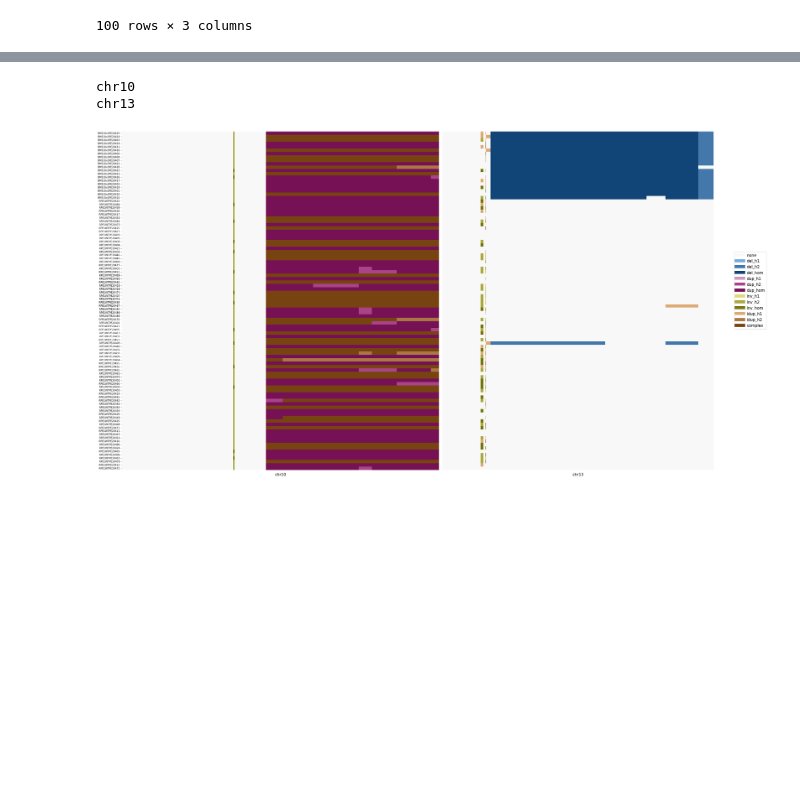
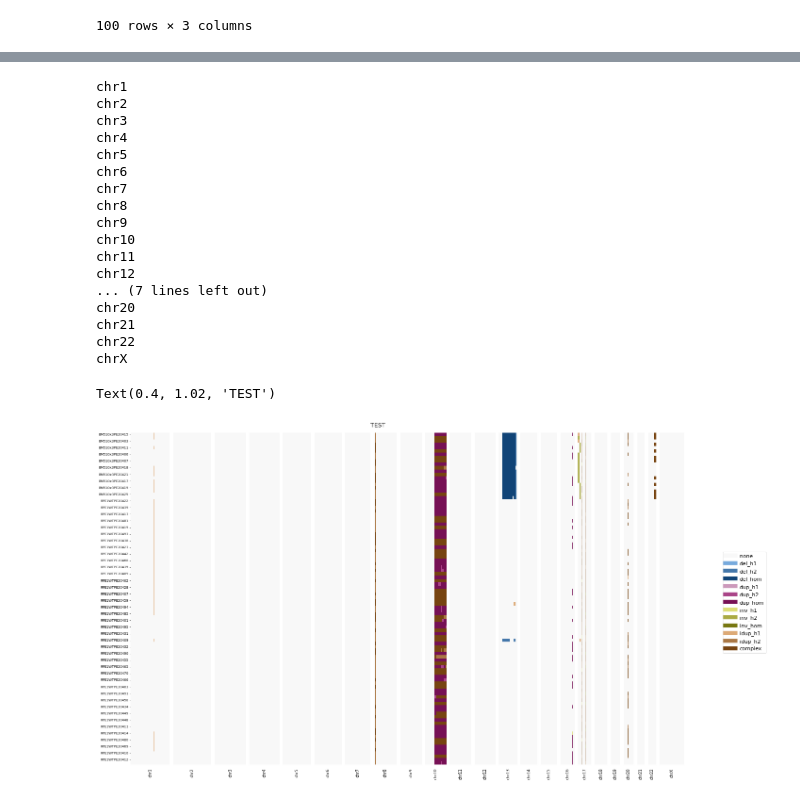
Before and after one commit to weber8thomas/R_dev, a Jupyter notebook: plotting/plot_clustering_scale.py.ipynb, the cells around one changed output, grey strips where cells are left out. Cells and saved outputs as stored; diff of their text form; code cells hidden in the pictures; blank space fills up the shorter version.

```diff
--- a/plotting/plot_clustering_scale.py.ipynb
+++ b/plotting/plot_clustering_scale.py.ipynb
@@ -127,9 +127,9 @@ pivot_concat_df = pivot_concat_df.sort_values(by=["chrom", "start", "end"]).rese
 
 chroms = ["chr{}".format(e) for e in range(1,23)] + ["chrX"]
 # chroms = chroms[:2]
-chroms = ["chr10", "chr13", "chr22"]
+# chroms = ["chr10", "chr13", "chr22"]
 widths = binbed.loc[binbed["chrom"].isin(chroms)].groupby("chrom")["end"].max().dropna().tolist()
-f, axs = plt.subplots(ncols=len(chroms), figsize=(40,20), gridspec_kw={'width_ratios': widths})
+f, axs = plt.subplots(ncols=len(chroms), figsize=(30,15), dpi=50, gridspec_kw={'width_ratios': widths})
 for j, (chrom, ax) in enumerate(zip(chroms, axs)):
     print(chrom)
     cbar = False
@@ -145,6 +145,7 @@ for j, (chrom, ax) in enumerate(zip(chroms, axs)):
         data=data_heatmap,
         ax=ax, vmin=0, vmax=concat_df.llr_to_ref.max(), cmap="Reds", cbar=cbar)
     ax.xaxis.set_ticks_position('none')
-    ax.set_xlabel("{}".format(chrom), fontsize=16)
+    ax.set_xlabel("{}".format(chrom), fontsize=12, rotation=90)
     ax.set_xticklabels([])
+plt.suptitle("TEST", y=0.92, fontsize=18)
 # %% [output]
@@ -166,37 +182,54 @@ pivot_concat_df = pivot_concat_df.sort_values(by=["chrom", "start", "end"]).rese
 
 
 chroms = ["chr{}".format(e) for e in range(1,23)] + ["chrX"]
-chroms = ["chr10", "chr13"]
+# chroms = ["chr10", "chr13", "chr22"]
 # chroms = chroms[:2]
 
 widths = binbed.loc[binbed["chrom"].isin(chroms)].groupby("chrom")["end"].max().dropna().tolist()
 
-f, axs = plt.subplots(ncols=len(chroms), figsize=(40,20), gridspec_kw={'width_ratios': widths})
+f, axs = plt.subplots(ncols=len(chroms), figsize=(30,15), dpi=50,  gridspec_kw={'width_ratios': widths})
 
 for j, (chrom, ax) in enumerate(zip(chroms, axs)):
     print(chrom)
     data_heatmap = pivot_concat_df.loc[pivot_concat_df["chrom"] == chrom].drop(["chrom", "start", "end"], axis=1).set_index("ID").T.fillna(0)
     data_heatmap = data_heatmap.loc[clustering_index_df.cell.values.tolist()]
     sns.heatmap(data=data_heatmap,
     ax=ax, vmin=0, cbar=False, cmap=list(colors.values()))
     ax.xaxis.set_ticks_position('none')
 
     if j != 0:
         ax.get_yaxis().set_visible(False)
         ax.yaxis.set_ticks_position('none')
 
-    ax.set_xlabel("{}".format(chrom), fontsize=16)
+    ax.set_xlabel("{}".format(chrom), fontsize=12, rotation=90)
     ax.set_xticklabels([])
 
 custom_lines = [
     Line2D([0], [0], color=v, lw=12) for j, (k, v) in enumerate(colors.items())
                 ]
 
 # fig, ax = plt.subplots()
 # lines = ax.plot(data)
-axs[-1].legend(custom_lines, list(colors.keys()), bbox_to_anchor=(1 + 0.1*len(chroms), 0.65), fontsize=16)
+axs[-1].legend(custom_lines, list(colors.keys()), bbox_to_anchor=(1 + 0.15*len(chroms), 0.65), fontsize=16)
 plt.tight_layout(rect=[0, 0, 0.95, 1])
+plt.suptitle("TEST", x=0.4, y=1.02, fontsize=18)
 # %% [output]
+chr1
+chr2
+chr3
+chr4
+chr5
+chr6
+chr7
+chr8
+chr9
 chr10
-chr13
+chr11
+chr12
+... (7 lines left out)
+chr20
+chr21
+chr22
+chrX
+Text(0.4, 1.02, 'TEST')
-[figure, old version]
+[figure, new version]
```
Also changed, not shown: parts of 1 cell of this notebook, 2 other files.
